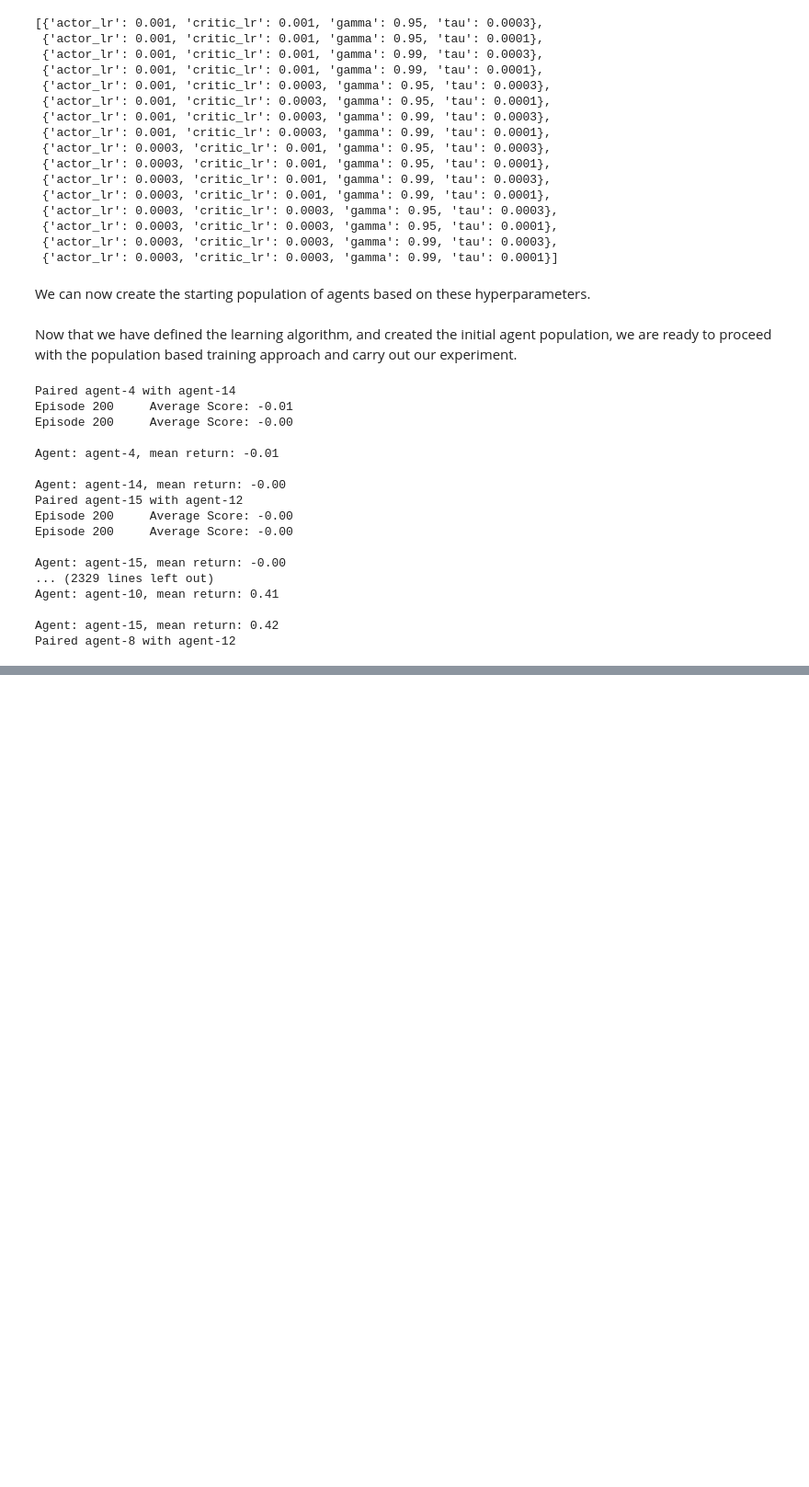
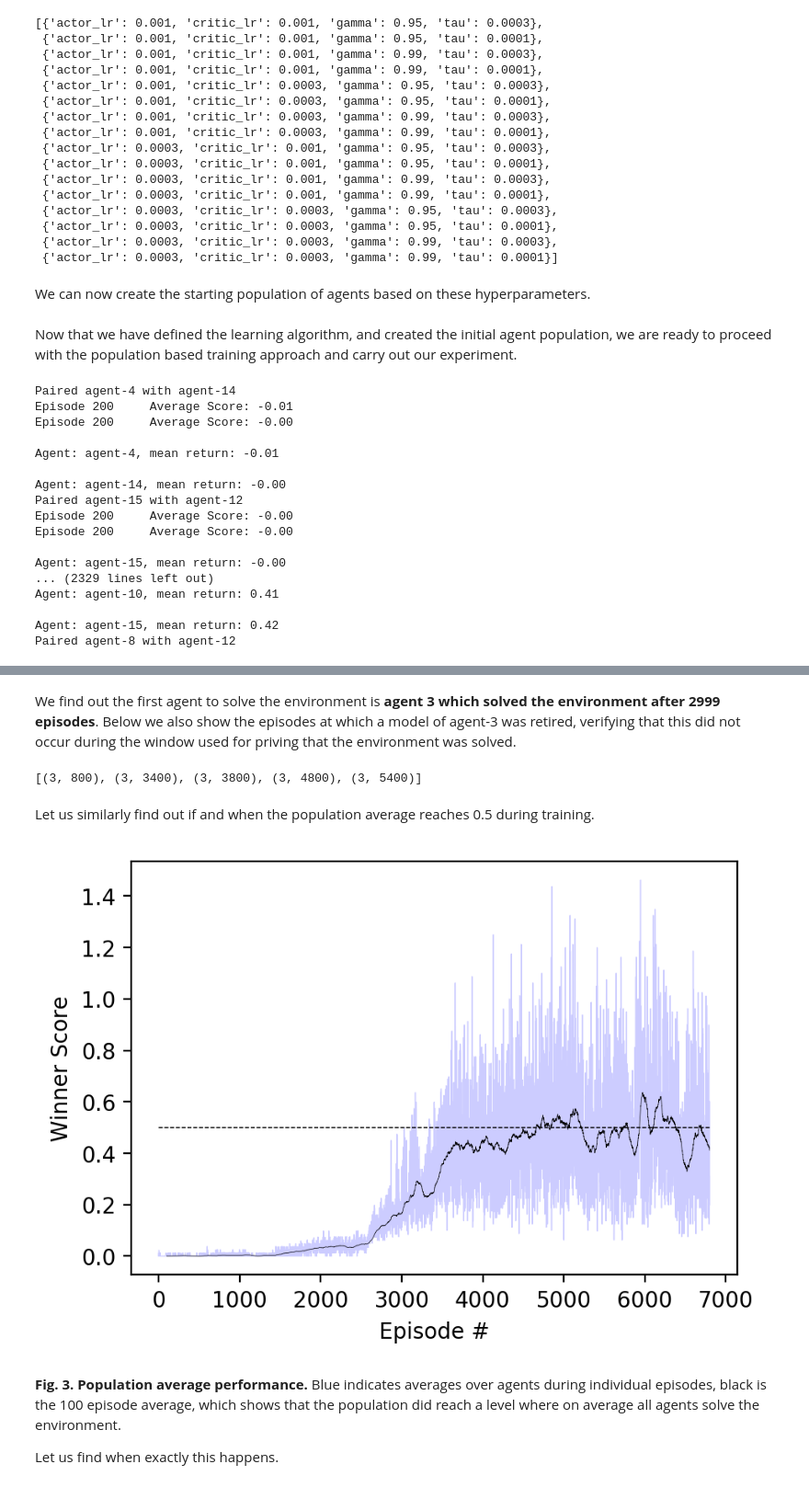
Before and after one commit to heikela/DDPG-Tennis, a Jupyter notebook: Report.ipynb, the cells around one changed output, grey strips where cells are left out. Shown: that part at 92% size. Cells and saved outputs as stored; diff of their text form; code cells hidden in the pictures; blank space fills up the shorter version.

```diff
--- a/Report.ipynb
+++ b/Report.ipynb
@@ -260,0 +317,25 @@ agents[14].history
+# %% [markdown]
+We find out the first agent to solve the environment is **agent 3 which solved the environment after 2999 episodes**. Below we also show the episodes at which a model of agent-3 was retired, verifying that this did not occur during the window used for priving that the environment was solved.
+# %%
+[(agent, episode) for (agent, episode) in training_results['retirements'] if agent == 3]
+# %% [output]
+[(3, 800), (3, 3400), (3, 3800), (3, 4800), (3, 5400)]
+# %% [markdown]
+Let us similarly find out if and when the population average reaches 0.5 during training.
+# %%
+all_agent_results = pandas.concat(training_results['histories'])
+mean_over_agents = all_agent_results.groupby(all_agent_results.index).mean()
+
+fig = plt.figure(figsize=(5,3.5), dpi=200)
+plt.plot(mean_over_agents.index, mean_over_agents['winner_return'], alpha=0.2, color='blue', linewidth=0.5)
+plt.plot(mean_over_agents.index, mean_over_agents.rolling(100).mean()['winner_return'], alpha=1, color='black', linewidth=0.25)
+plt.plot(training_results['histories'][0].index, np.ones(len(training_results['histories'][0])) * 0.5, alpha=1, color='black', linewidth=0.5, linestyle='--')
+plt.ylabel('Winner Score')
+plt.xlabel('Episode #')
+plt.show()
+# %% [output]
+[figure, added]
+# %% [markdown]
+**Fig. 3. Population average performance.** Blue indicates averages over agents during individual episodes, black is the 100 episode average, which shows that the population did reach a level where on average all agents solve the environment.
+
+Let us find when exactly this happens.
```
Also changed, not shown: parts of 19 cells of this notebook, 2 other files.
